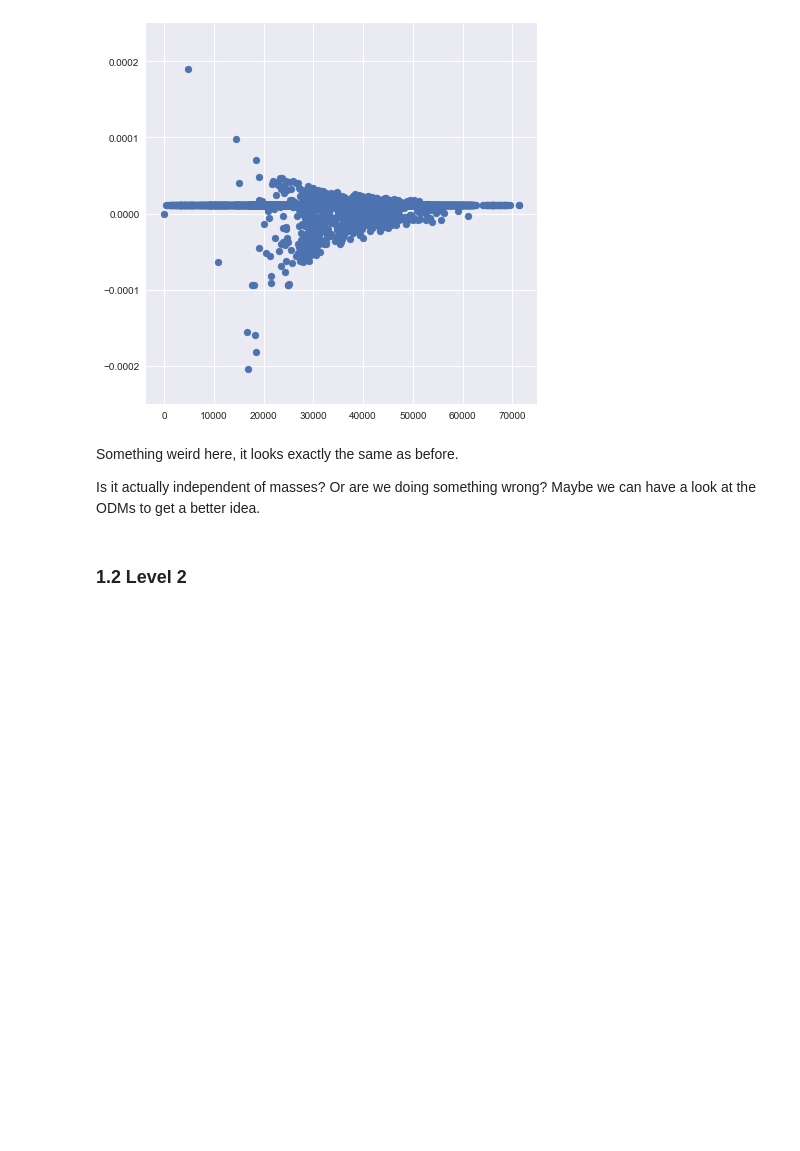
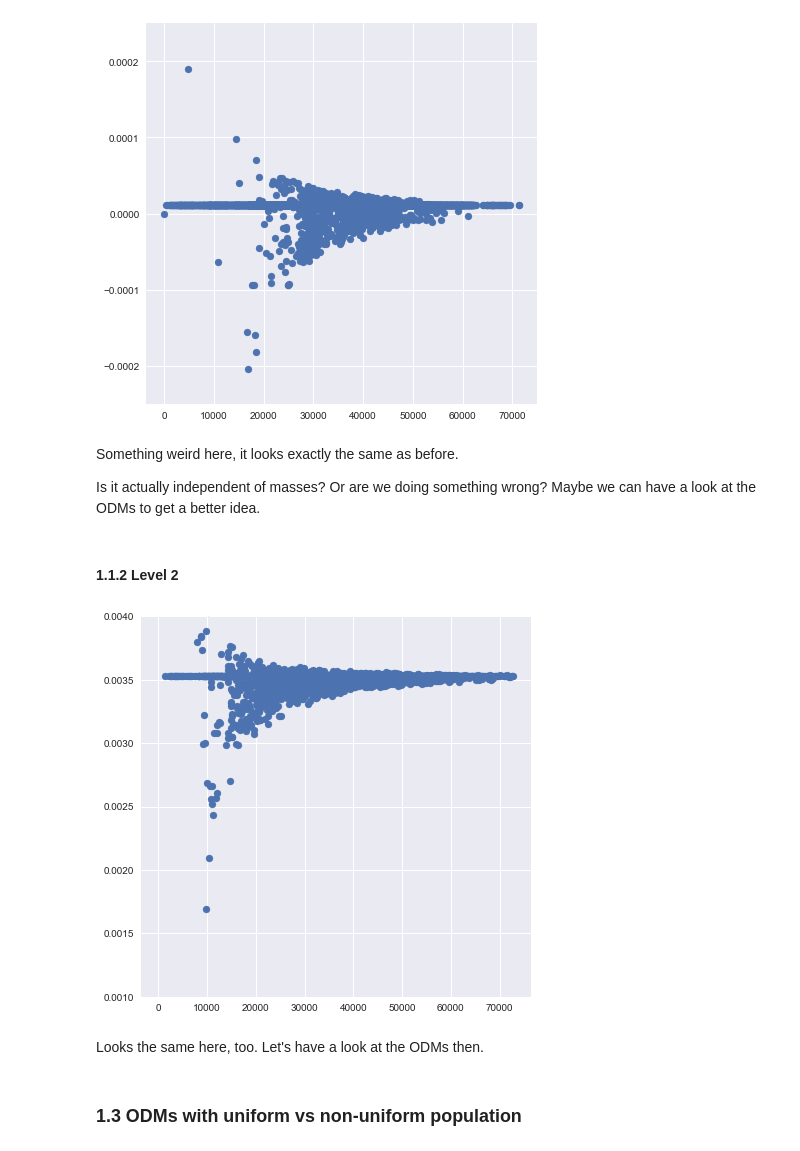
Before and after one commit to jbremz/human_mob, a Jupyter notebook: Notebooks/Ilaria's Log/Week 13.ipynb, the cells around one changed output. Cells and saved outputs as stored; diff of their text form; code cells hidden in the pictures; blank space fills up the shorter version.

```diff
--- a/Notebooks/Ilaria's Log/Week 13.ipynb
+++ b/Notebooks/Ilaria's Log/Week 13.ipynb
@@ -81,6 +65,21 @@ Something weird here, it looks exactly the same as before.
 
 Is it actually independent of masses? Or are we doing something wrong? Maybe we can have a look at the ODMs to get a better idea.
 # %% [markdown]
-### 1.2 Level 2
+#### 1.1.2 Level 2
 # %%
 eps_level_2 = eps_scale.epsilon(levels, 2, gamma)
+# %%
+width = 7
+height = 7
+plt.figure(figsize=(width, height))
+x = eps_scale.cluster_population(level_2).DM[100][1:] #distance of location 20 with all the others
+y = eps_level_2[100][1:]
+plt.ylim(0.001, 0.004)
+plt.scatter(x, y)
+plt.show()
+# %% [output]
+[figure, added]
+# %% [markdown]
+Looks the same here, too. Let's have a look at the ODMs then.
+# %% [markdown]
+### 1.3 ODMs with uniform vs non-uniform population
```
Also changed, not shown: parts of 15 cells of this notebook, 2 other files.
